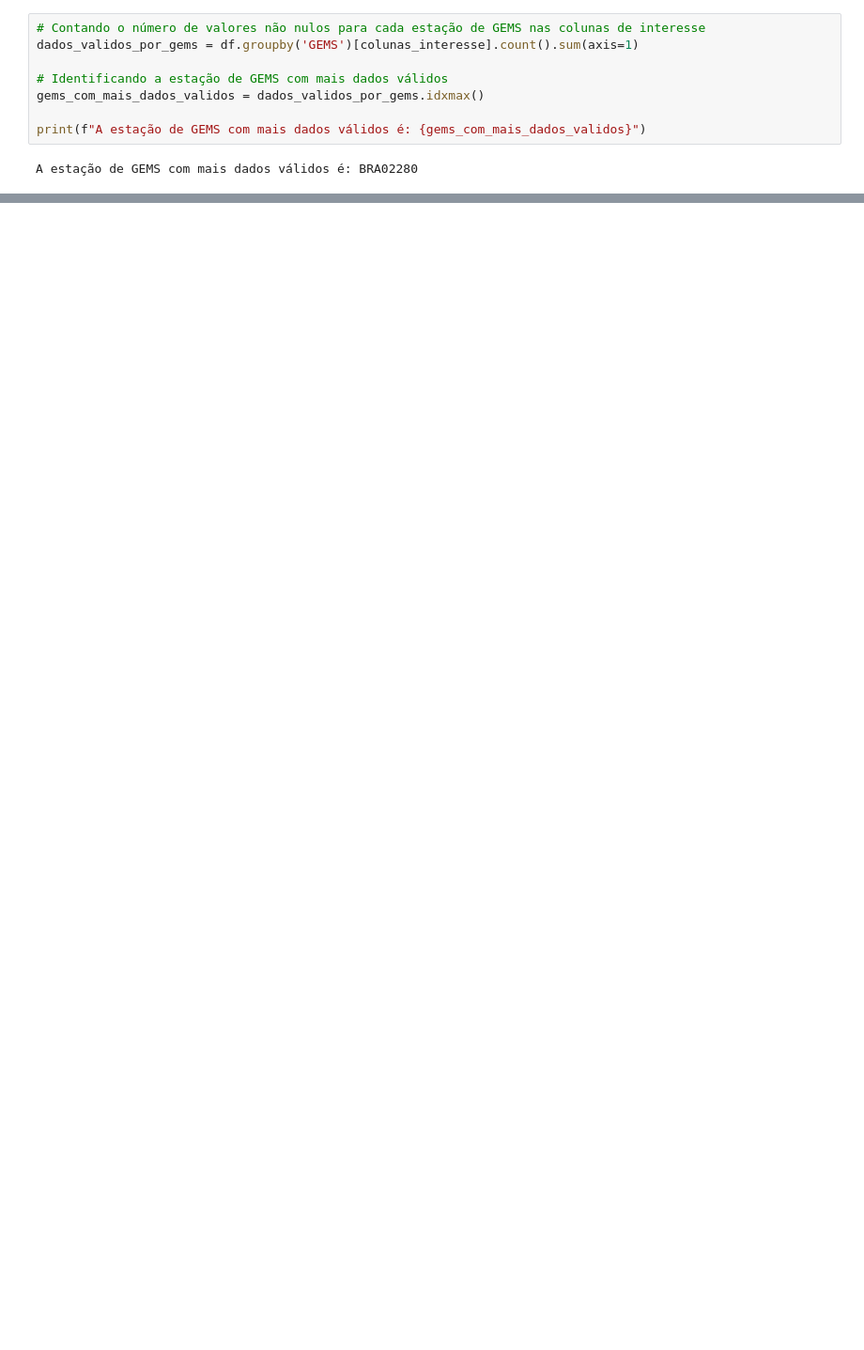
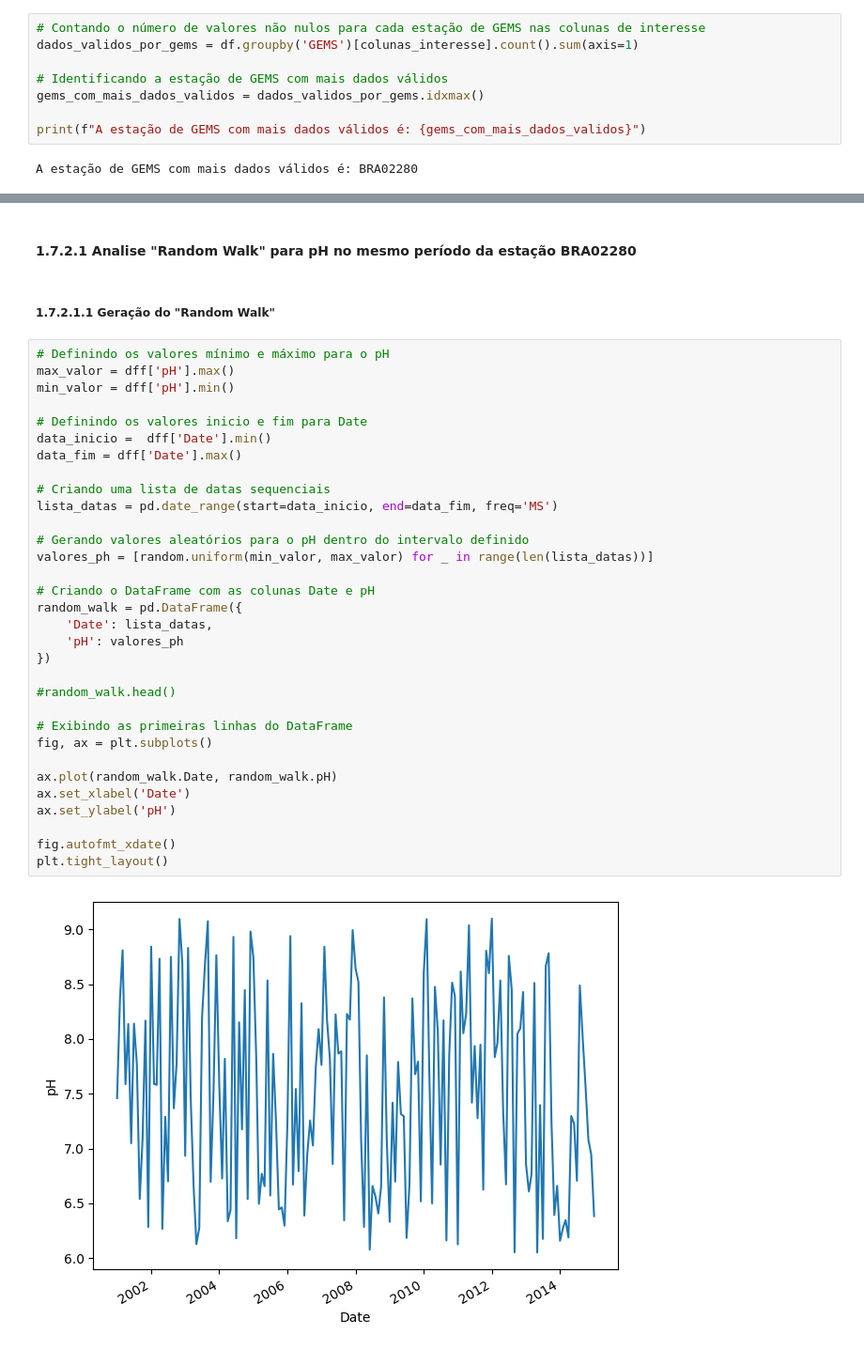
Before and after one commit to laurosampaio/MESC_IA_2023_Data_Science_Seminario_WQI, a Jupyter notebook: MESC_IA_2023_2_DS_SeminárioV2.ipynb, the cells around one changed output, grey strips where cells are left out. Shown at 94% size. Drawn from its saved outputs; the diff is of its cells as text; blank space fills up the shorter version.

```diff
--- a/MESC_IA_2023_2_DS_SeminárioV2.ipynb
+++ b/MESC_IA_2023_2_DS_SeminárioV2.ipynb
@@ -398,0 +351,38 @@ KeyError: ignored
+# %% [markdown]
+#### 1.7.2.1 Analise "Random Walk" para pH no mesmo período da estação BRA02280
+# %% [markdown]
+##### 1.7.2.1.1 Geração do "Random Walk"
+# %%
+# Definindo os valores mínimo e máximo para o pH
+max_valor = dff['pH'].max()
+min_valor = dff['pH'].min()
+
+# Definindo os valores inicio e fim para Date
+data_inicio =  dff['Date'].min()
+data_fim = dff['Date'].max()
+
+# Criando uma lista de datas sequenciais
+lista_datas = pd.date_range(start=data_inicio, end=data_fim, freq='MS')
+
+# Gerando valores aleatórios para o pH dentro do intervalo definido
+valores_ph = [random.uniform(min_valor, max_valor) for _ in range(len(lista_datas))]
+
+# Criando o DataFrame com as colunas Date e pH
+random_walk = pd.DataFrame({
+    'Date': lista_datas,
+    'pH': valores_ph
+})
+
+#random_walk.head()
+
+# Exibindo as primeiras linhas do DataFrame
+fig, ax = plt.subplots()
+
+ax.plot(random_walk.Date, random_walk.pH)
+ax.set_xlabel('Date')
+ax.set_ylabel('pH')
+
+fig.autofmt_xdate()
+plt.tight_layout()
+# %% [output]
+[figure, added]
```
Also changed, not shown: parts of 43 cells of this notebook.
